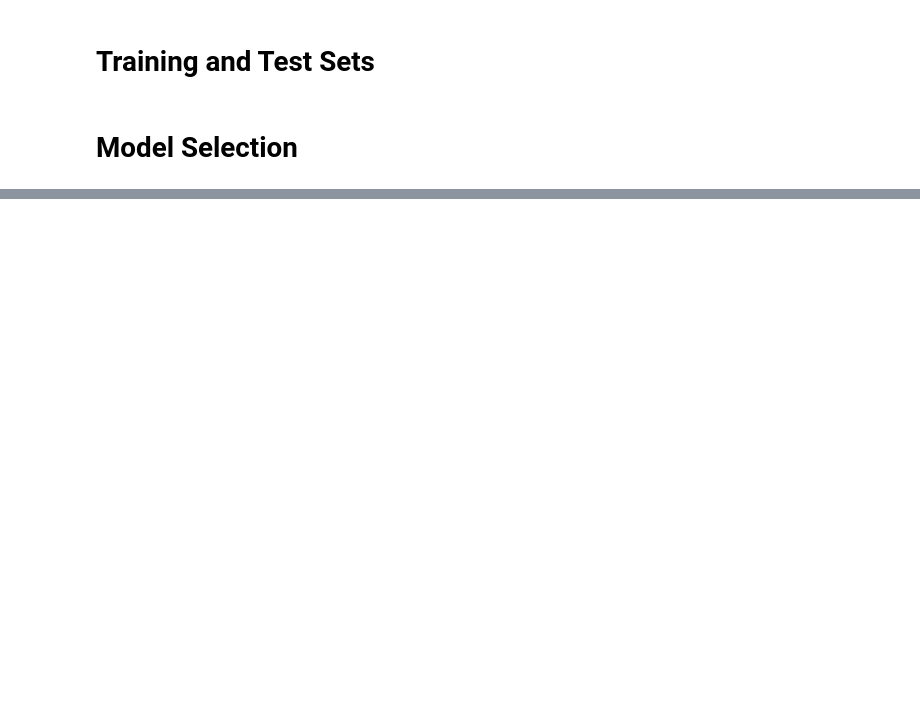
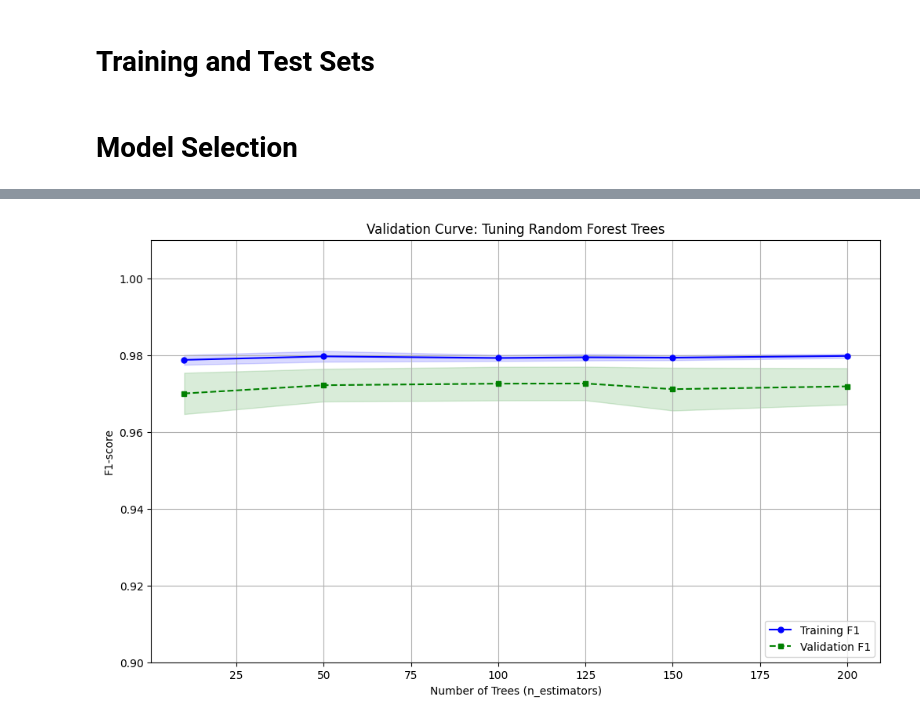
Before and after one commit to ruthAlt/Occupancy-Detection-ML, a Jupyter notebook: notebooks/MLproject.ipynb, the cells around one changed output, grey strips where cells are left out. Saved outputs shown, nothing was run; the diff lists cells and outputs as text; code cells hidden in the pictures; blank space fills up the shorter version.

```diff
--- a/notebooks/MLproject.ipynb
+++ b/notebooks/MLproject.ipynb
@@ -245,0 +542,37 @@ X.head(10)
+# %%
+range_estimators = [10, 50, 100, 125, 150, 200]
+
+train_scores, test_scores = validation_curve(
+    cls,
+    X=X_train,
+    y=y_train,
+    param_range=range_estimators,
+    param_name='classifier__n_estimators',
+    cv=5,
+    n_jobs=-1,
+    scoring='f1'
+)
+
+train_mean = np.mean(train_scores, axis=1)
+train_std = np.std(train_scores, axis=1)
+test_mean = np.mean(test_scores, axis=1)
+test_std = np.std(test_scores, axis=1)
+
+fig = plt.figure(figsize=(12, 7))
+ax = fig.add_subplot()
+
+ax.plot(range_estimators, train_mean, color='blue', marker='o', markersize=5, label='Training F1')
+ax.fill_between(range_estimators, train_mean + train_std, train_mean - train_std, alpha=0.15, color='blue')
+
+ax.plot(range_estimators, test_mean, color='green', linestyle='--', marker='s', markersize=5, label='Validation F1')
+ax.fill_between(range_estimators, test_mean + test_std, test_mean - test_std, alpha=0.15, color='green')
+
+ax.grid()
+ax.set_xlabel('Number of Trees (n_estimators)')
+ax.set_ylabel('F1-score')
+ax.legend(loc='lower right')
+ax.set_ylim([0.90, 1.01])
+plt.title("Validation Curve: Tuning Random Forest Trees")
+plt.show()
+# %% [output]
+[figure, added]
```
Also changed, not shown: parts of 50 cells of this notebook.
